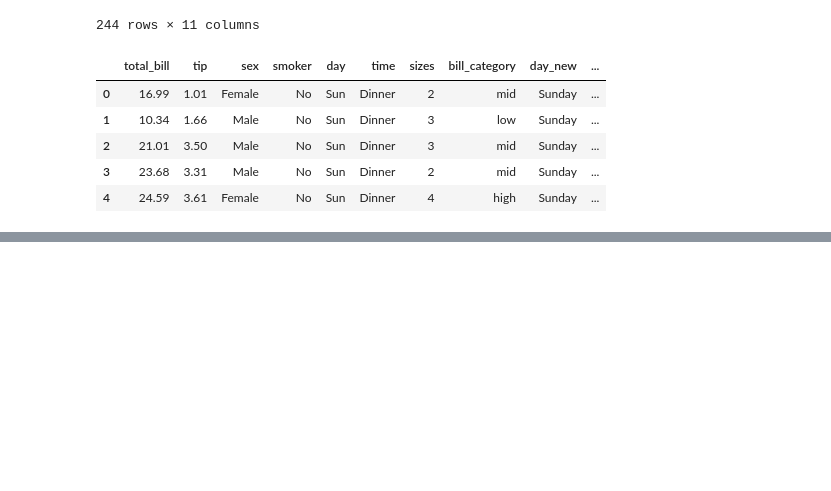
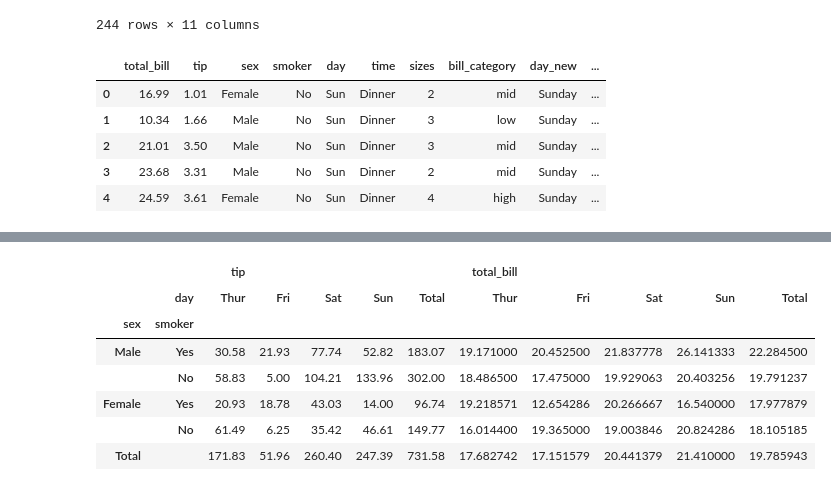
Before and after one commit to taweshaldev99/Data_Analysis_by_KIST, a Jupyter notebook: Functions_07.ipynb, the cells around one changed output, grey strips where cells are left out. Drawn from its saved outputs; the diff is of its cells as text; code cells hidden in the pictures; blank space fills up the shorter version.

```diff
--- a/Functions_07.ipynb
+++ b/Functions_07.ipynb
@@ -290,0 +300,14 @@ display(tips.head())
+# %%
+pd.pivot_table(tips, values= ['tip','total_bill'], index=['sex','smoker']\
+             ,observed = True,columns=['day'],aggfunc={'total_bill':'mean','tip':'sum'}\
+             ,margins=True,margins_name='Total'
+             )
+# %% [output]
+|  |  | tip |  |  |  |  | total_bill |  |  |  |  |
+|  | day | Thur | Fri | Sat | Sun | Total | Thur | Fri | Sat | Sun | Total |
+| sex | smoker |  |  |  |  |  |  |  |  |  |  |
+| Male | Yes | 30.58 | 21.93 | 77.74 | 52.82 | 183.07 | 19.171000 | 20.452500 | 21.837778 | 26.141333 | 22.284500 |
+|  | No | 58.83 | 5.00 | 104.21 | 133.96 | 302.00 | 18.486500 | 17.475000 | 19.929063 | 20.403256 | 19.791237 |
+| Female | Yes | 20.93 | 18.78 | 43.03 | 14.00 | 96.74 | 19.218571 | 12.654286 | 20.266667 | 16.540000 | 17.977879 |
+|  | No | 61.49 | 6.25 | 35.42 | 46.61 | 149.77 | 16.014400 | 19.365000 | 19.003846 | 20.824286 | 18.105185 |
+| Total |  | 171.83 | 51.96 | 260.40 | 247.39 | 731.58 | 17.682742 | 17.151579 | 20.441379 | 21.410000 | 19.785943 |
```
Also changed, not shown: parts of 8 cells of this notebook, 4 other files.
